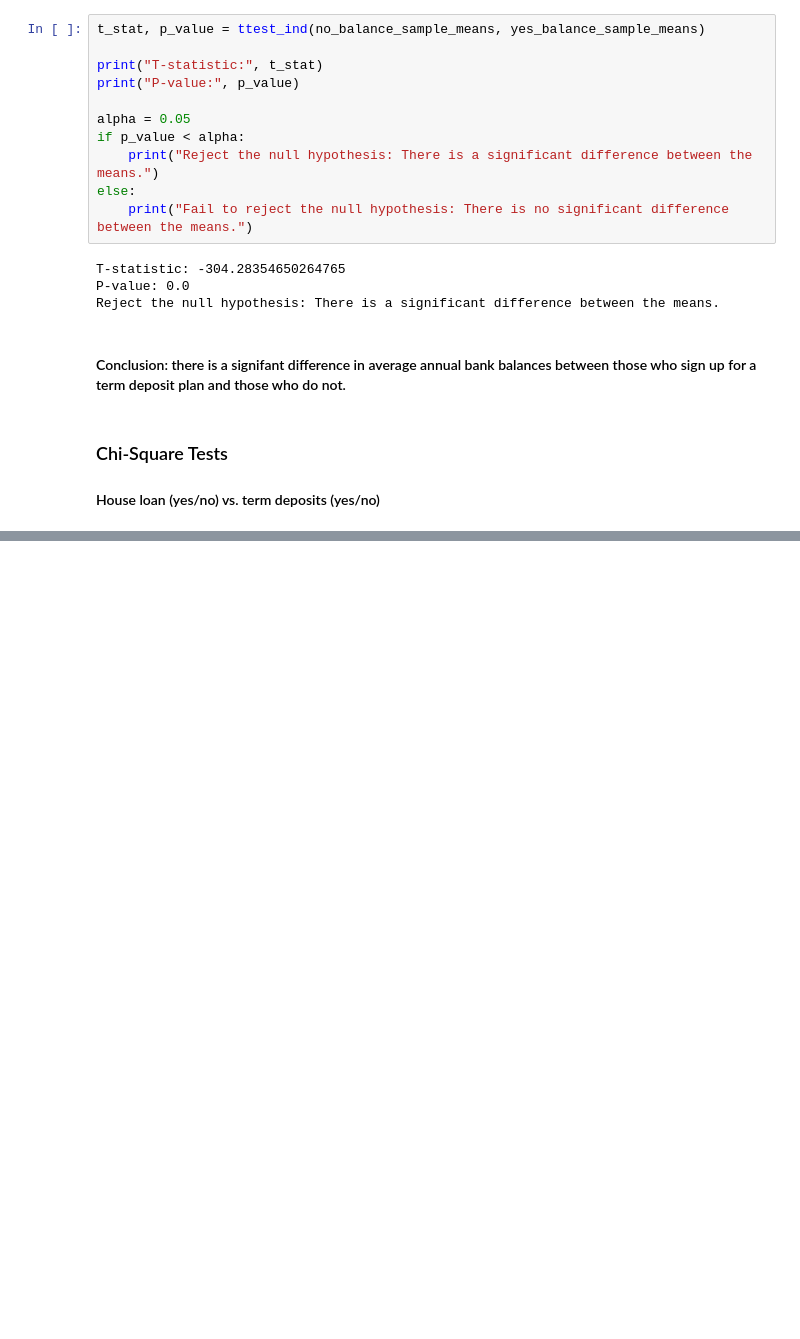
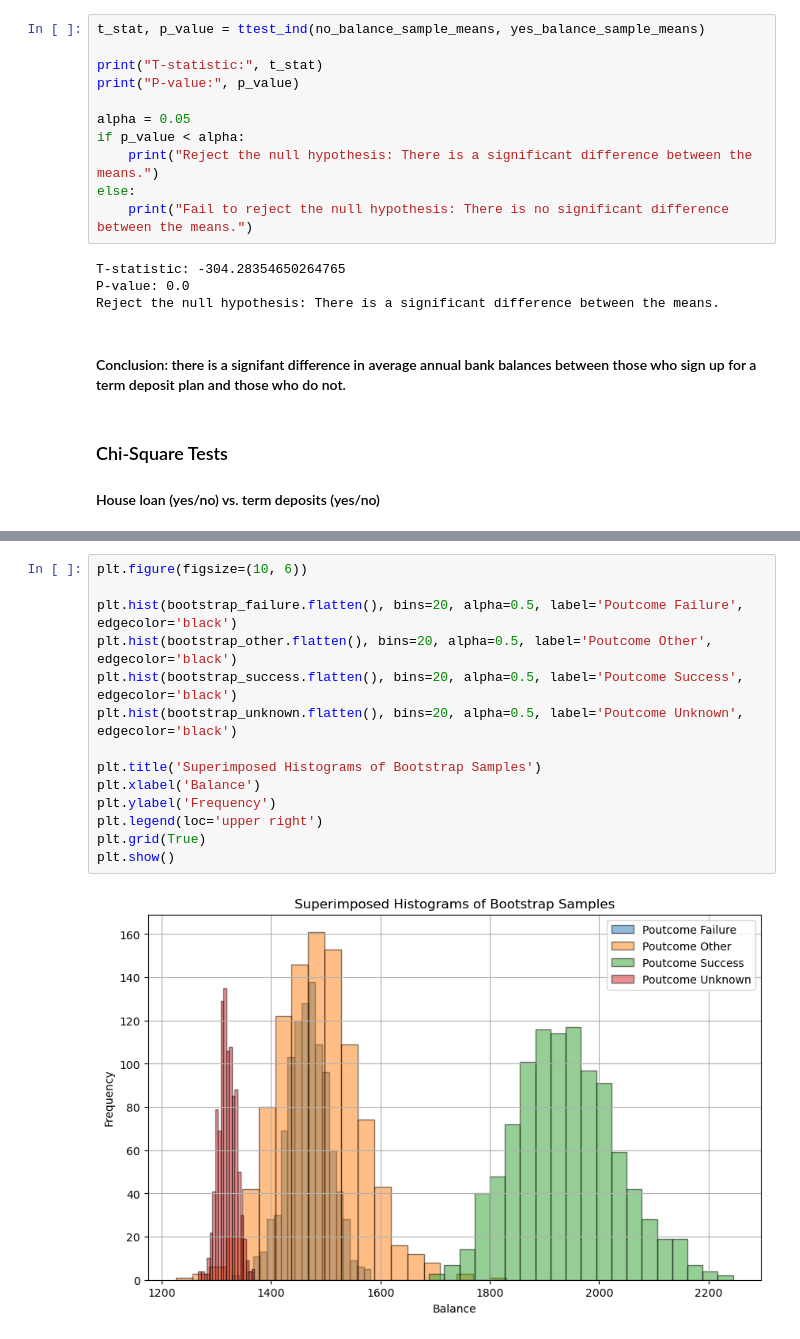
Before and after one commit to briggyx/bank_marketing_analysis, a Jupyter notebook: src/hypothesis_tests.ipynb, the cells around one changed output, grey strips where cells are left out. Drawn from its saved outputs; the diff is of its cells as text; blank space fills up the shorter version.

```diff
--- a/src/hypothesis_tests.ipynb
+++ b/src/hypothesis_tests.ipynb
@@ -161,0 +584,16 @@ Reject the null hypothesis: There is a significant difference between the means.
+# %%
+plt.figure(figsize=(10, 6))
+
+plt.hist(bootstrap_failure.flatten(), bins=20, alpha=0.5, label='Poutcome Failure', edgecolor='black')
+plt.hist(bootstrap_other.flatten(), bins=20, alpha=0.5, label='Poutcome Other', edgecolor='black')
+plt.hist(bootstrap_success.flatten(), bins=20, alpha=0.5, label='Poutcome Success', edgecolor='black')
+plt.hist(bootstrap_unknown.flatten(), bins=20, alpha=0.5, label='Poutcome Unknown', edgecolor='black')
+
+plt.title('Superimposed Histograms of Bootstrap Samples')
+plt.xlabel('Balance')
+plt.ylabel('Frequency')
+plt.legend(loc='upper right')
+plt.grid(True)
+plt.show()
+# %% [output]
+[figure, added]
```
Also changed, not shown: parts of 40 cells of this notebook, 1 other file.
